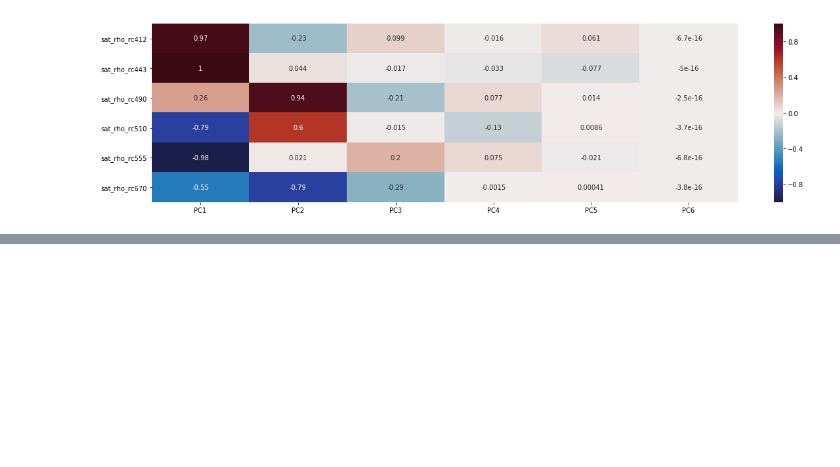
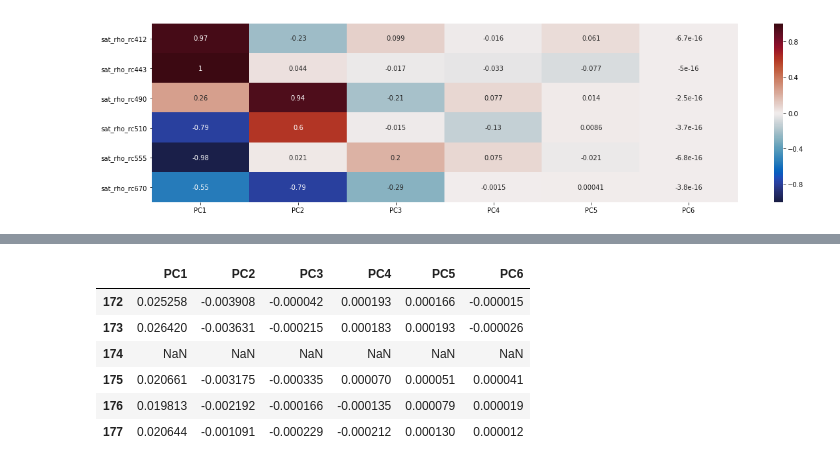
Before and after one commit to madHatter106/TOA_ML, a Jupyter notebook: TOA_ML_1_DataPrep_Feature_Engineering_Applying_PCA.ipynb, the cells around one changed output, grey strips where cells are left out. Drawn from its saved outputs; the diff is of its cells as text; code cells hidden in the pictures; blank space fills up the shorter version.

```diff
--- a/TOA_ML_2_Data Exploration.ipynb
+++ b/TOA_ML_1_DataPrep_Feature_Engineering_Applying_PCA.ipynb
@@ -110,0 +203,19 @@ PlotCrossCorr(pca_data4, data4)
+# %%
+# reinserting Nan line
+df_pca1.loc[174] = [np.NaN] * 6
+df_pca1.sort_index(inplace=True)
+df_pca3.loc[174] = [np.NaN] * 6
+df_pca3.sort_index(inplace=True)
+df_pca4.loc[174] = [np.NaN] * 6
+df_pca4.sort_index(inplace=True)
+# %%
+# verify
+df_pca1.iloc[172:178]
+# %% [output]
+|  | PC1 | PC2 | PC3 | PC4 | PC5 | PC6 |
+| 172 | 0.025258 | -0.003908 | -0.000042 | 0.000193 | 0.000166 | -0.000015 |
+| 173 | 0.026420 | -0.003631 | -0.000215 | 0.000183 | 0.000193 | -0.000026 |
+| 174 | NaN | NaN | NaN | NaN | NaN | NaN |
+| 175 | 0.020661 | -0.003175 | -0.000335 | 0.000070 | 0.000051 | 0.000041 |
+| 176 | 0.019813 | -0.002192 | -0.000166 | -0.000135 | 0.000079 | 0.000019 |
+| 177 | 0.020644 | -0.001091 | -0.000229 | -0.000212 | 0.000130 | 0.000012 |
```
Also changed, not shown: parts of 13 cells of this notebook, 4 other files.
